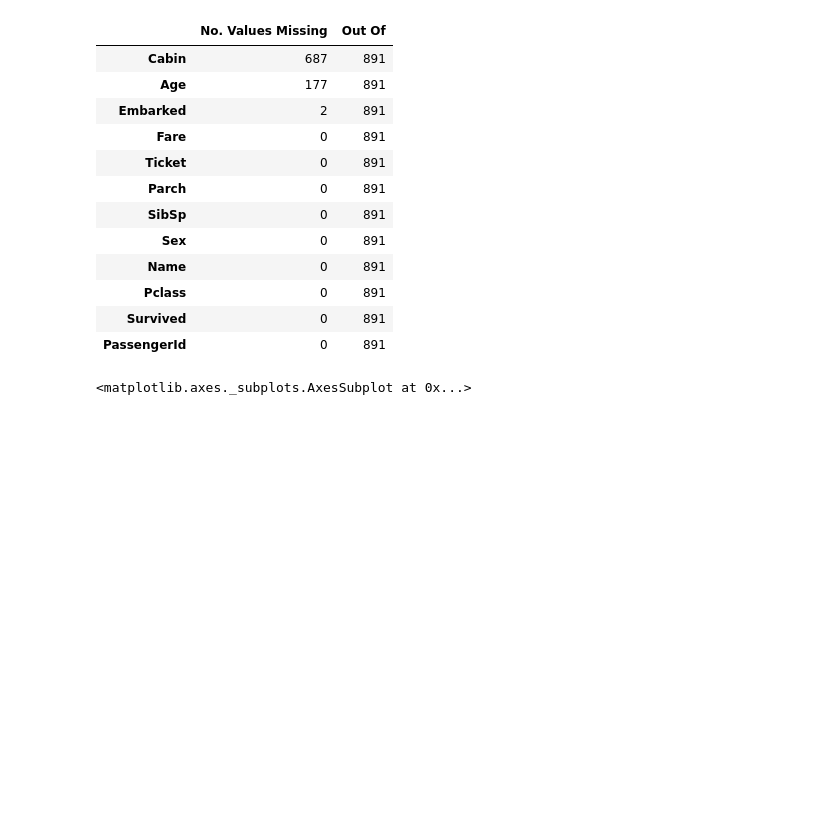
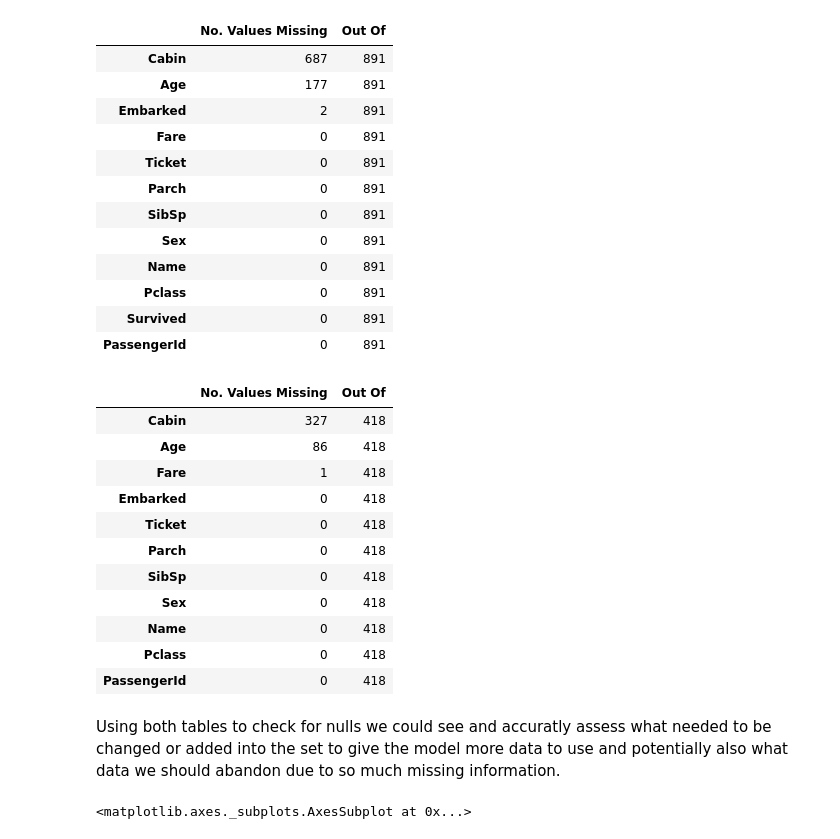
Before and after one commit to hollyplank/Essex-Group-2, a Jupyter notebook: Titanic.ipynb, the cells around one changed output. Drawn from its saved outputs; the diff is of its cells as text; code cells hidden in the pictures; blank space fills up the shorter version.

```diff
--- a/Titanic.ipynb
+++ b/Titanic.ipynb
@@ -92,6 +90,24 @@ nulldata(train)
 | Pclass | 0 | 891 |
 | Survived | 0 | 891 |
 | PassengerId | 0 | 891 |
+# %%
+# This shows to the user a table giving the total number of missing values for each category
+nulldata(test)
+# %% [output]
+|  | No. Values Missing | Out Of |
+| Cabin | 327 | 418 |
+| Age | 86 | 418 |
+| Fare | 1 | 418 |
+| Embarked | 0 | 418 |
+| Ticket | 0 | 418 |
+| Parch | 0 | 418 |
+| SibSp | 0 | 418 |
+| Sex | 0 | 418 |
+| Name | 0 | 418 |
+| Pclass | 0 | 418 |
+| PassengerId | 0 | 418 |
+# %% [markdown]
+Using both tables to check for nulls we could see and accuratly assess what needed to be changed or added into the set to give the model more data to use and potentially also what data we should abandon due to so much missing information.
 # %%
 sns.set_style("ticks")
 sns.boxplot(x = 'Sex', y = 'Age', palette="YlOrBr", data=train)
```
Also changed, not shown: parts of 48 cells of this notebook.
